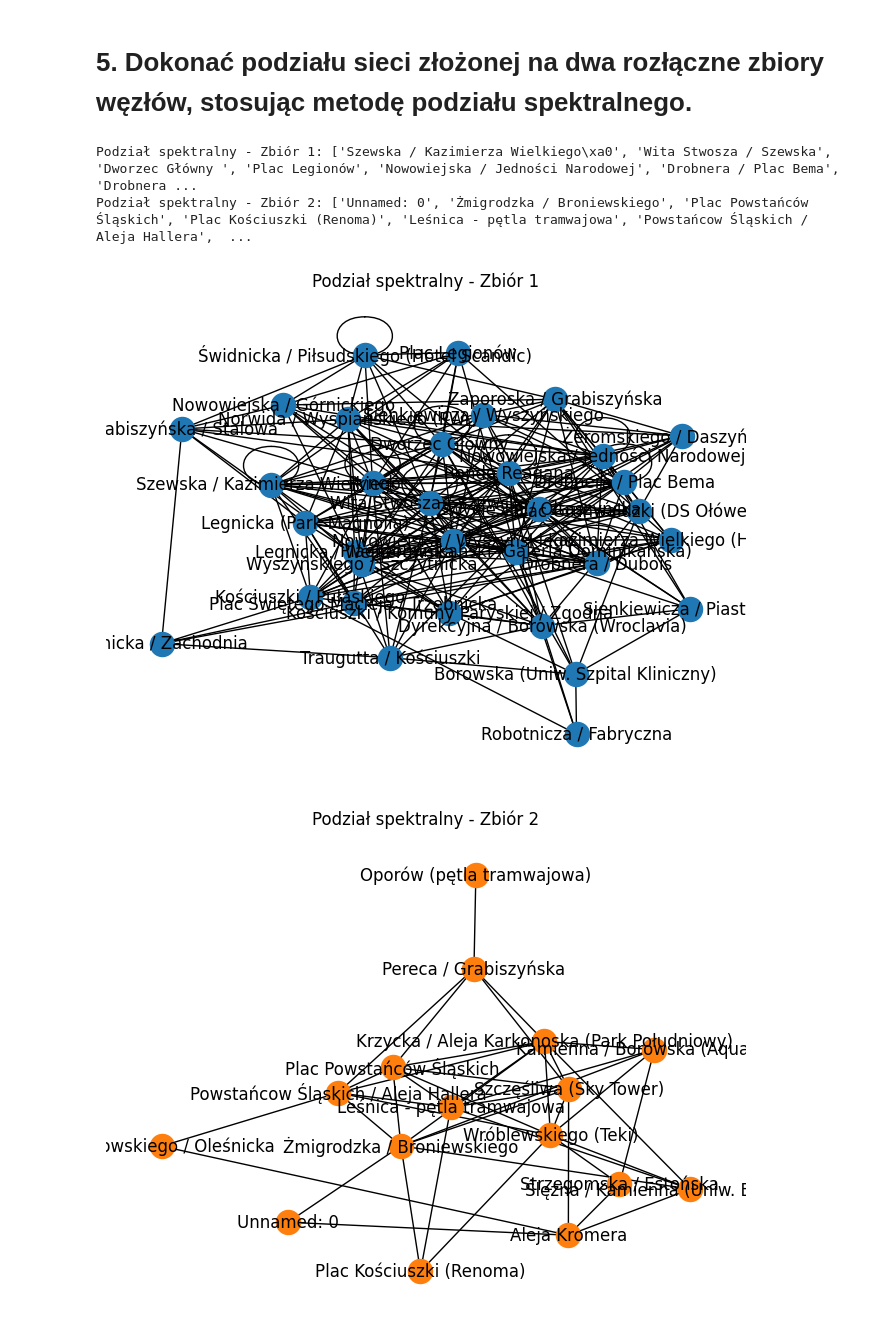
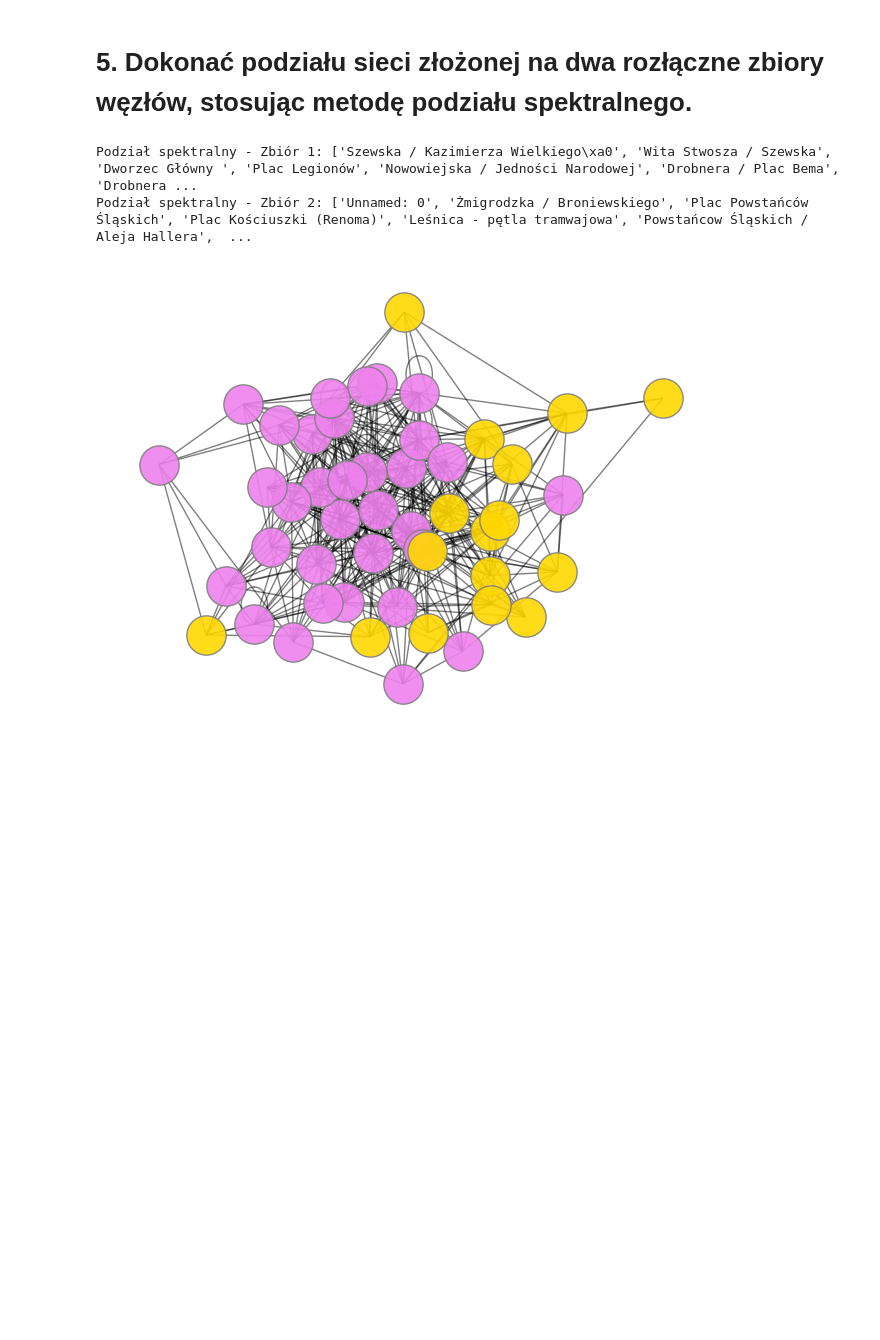
Before and after one commit to kobala58/PWR, a Jupyter notebook: sieci_zlozone/ex4/main.ipynb, the cells around one changed output. Cells and saved outputs as stored; diff of their text form; code cells hidden in the pictures; blank space fills up the shorter version.

```diff
--- a/sieci_zlozone/ex4/main.ipynb
+++ b/sieci_zlozone/ex4/main.ipynb
@@ -52,4 +53,27 @@ def draw(subset: list, original: nx.Graph, title: str, tofile = False):
         nx.draw(subgraph, with_labels=True, node_color=f"C{idx}", node_size=300)
         plt.title(f"{title} {idx+1}")
         plt.show()
+
+def draw_colores(subset: list, original: nx.Graph, tofile = False):
+    pos = nx.spring_layout(G, seed=3113794652)
+    subset_color = [
+    "gold",
+    "violet",
+    "violet",
+    "violet",
+    "violet",
+    "limegreen",
+    "limegreen",
+    "darkorange",
+    ]
+
+    options = {"edgecolors": "tab:gray", "node_size": 800, "alpha": 0.9}
+    for x in subset:
+        nx.draw_networkx_nodes(original, pos, nodelist=x, node_color=random.choice(subset_color), **options)
+
+    # edges
+    nx.draw_networkx_edges(original, pos, width=1.0, alpha=0.5)
+    plt.tight_layout()
+    plt.axis("off")
+    plt.show()
 # %%
@@ -146,9 +131,9 @@ Metoda podziałowa - Girvan-Newman:
 # %%
 matrix_dst = nx.to_numpy_array(G)
 Z = hierarchy.linkage(matrix_dst, method='complete')
-k = 5  # Liczba klastrów
+k = 6  # Liczba klastrów
 partition_agglomerative = hierarchy.cut_tree(Z, n_clusters=k).flatten()
-print(partition_agglomerative)
+# print(partition_agglomerative)
 # Tworzenie listy społeczności na podstawie wyniku podziału
 communities_agglomerative = [set() for _ in range(k)]
 names = list(G.nodes)
@@ -162,7 +147,7 @@ partition_gn = next(gn_communities)
 modularity_agglomerative = community.modularity(G, communities_agglomerative)
 modularity_gn = community.modularity(G, partition_gn)
 modularity_greedy = community.modularity(G, greedy_modularity_communities(G))
-print(f"Modularność - Metoda aglomeracyjna: {modularity_agglomerative}")
+print(f"Modularność - Metoda aglomeracyjna: {modularity_agglomerative}") #louvain
 print(f"Modularność - Metoda podziałowa (Girvan-Newman): {modularity_gn}")
 print(f"Modularność - CNM greedy modularity maximization: {modularity_greedy}")
 # %% [output]
@@ -176,27 +159,28 @@ Modularność - CNM greedy modularity maximization: 0.223524993673883
 # %%
 # Obliczanie macierzy Laplace'a
 show_details = False
-from sklearn.cluster import spectral_clustering
+from sklearn.cluster import spectral_clustering, KMeans
+
 G.remove_nodes_from(list(nx.isolates(G)))
 matrix = nx.to_numpy_array(G)
+pos = nx.spring_layout(G, seed=3113794652)
 
 # Podział na dwa zbiory węzłów za pomocą metody podziału spektralnego
 num_clusters = 2
 labels = spectral_clustering(matrix, n_clusters=num_clusters, eigen_solver='arpack')
 
 # Przypisanie węzłów do dwóch zbiorów na podstawie wyników podziału spektralnego
 subset1 = [names[node] for node, label in enumerate(labels) if label == 0]
 subset2 = [names[node] for node, label in enumerate(labels) if label == 1]
 
 print("Podział spektralny - Zbiór 1:", subset1)
 print("Podział spektralny - Zbiór 2:", subset2)
-if show_details:
-    draw([subset1,subset2], G, "Podział spektralny - Zbiór")
+
+draw_colores([subset1, subset2], G)
 # %% [output]
 Podział spektralny - Zbiór 1: ['Szewska / Kazimierza Wielkiego\xa0', 'Wita Stwosza / Szewska', 'Dworzec Główny ', 'Plac Legionów', 'Nowowiejska / Jedności Narodowej', 'Drobnera / Plac Bema', 'Drobnera ...
 Podział spektralny - Zbiór 2: ['Unnamed: 0', 'Żmigrodzka / Broniewskiego', 'Plac Powstańców Śląskich', 'Plac Kościuszki (Renoma)', 'Leśnica - pętla tramwajowa', 'Powstańcow Śląskich / Aleja Hallera',  ...
-[figure, old version]
+[figure, new version]
-[figure, removed]
 # %%
 distance_matrix = nx.to_numpy_array(G)
 Z = hierarchy.linkage(distance_matrix, method='complete')
```
Also changed, not shown: parts of 5 cells of this notebook, 5 other files.
